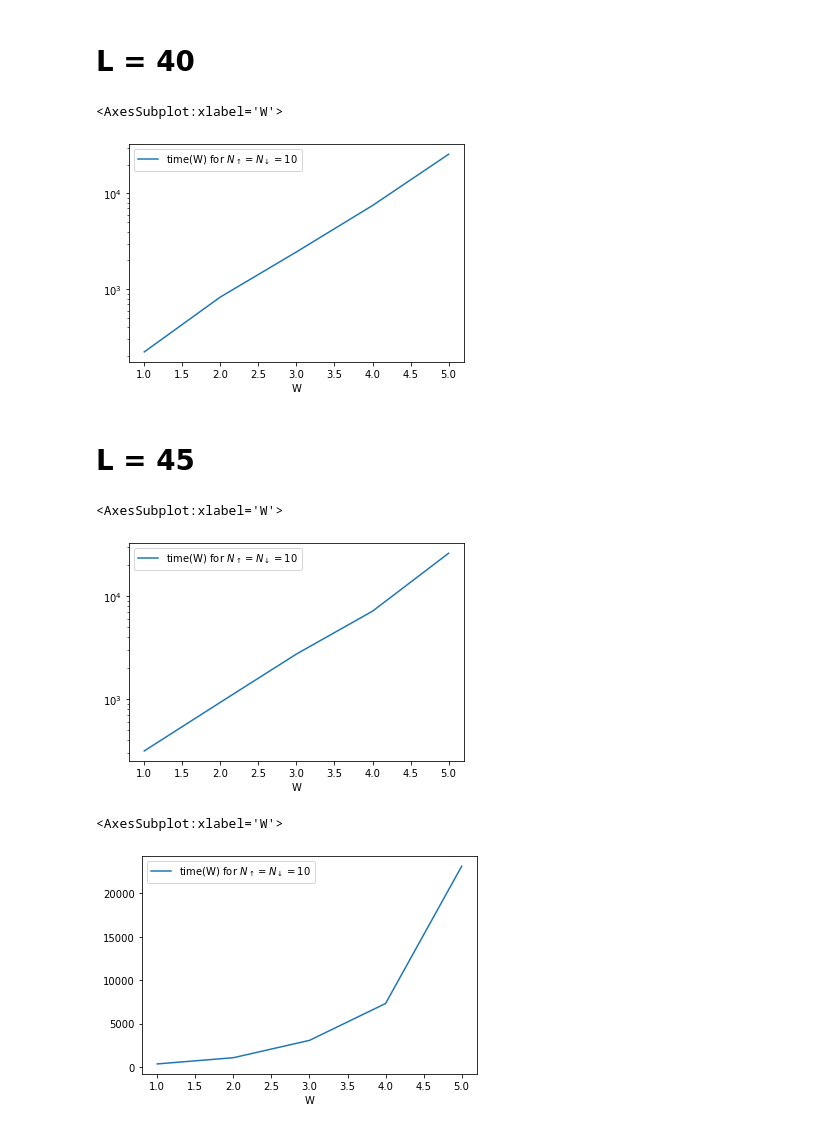
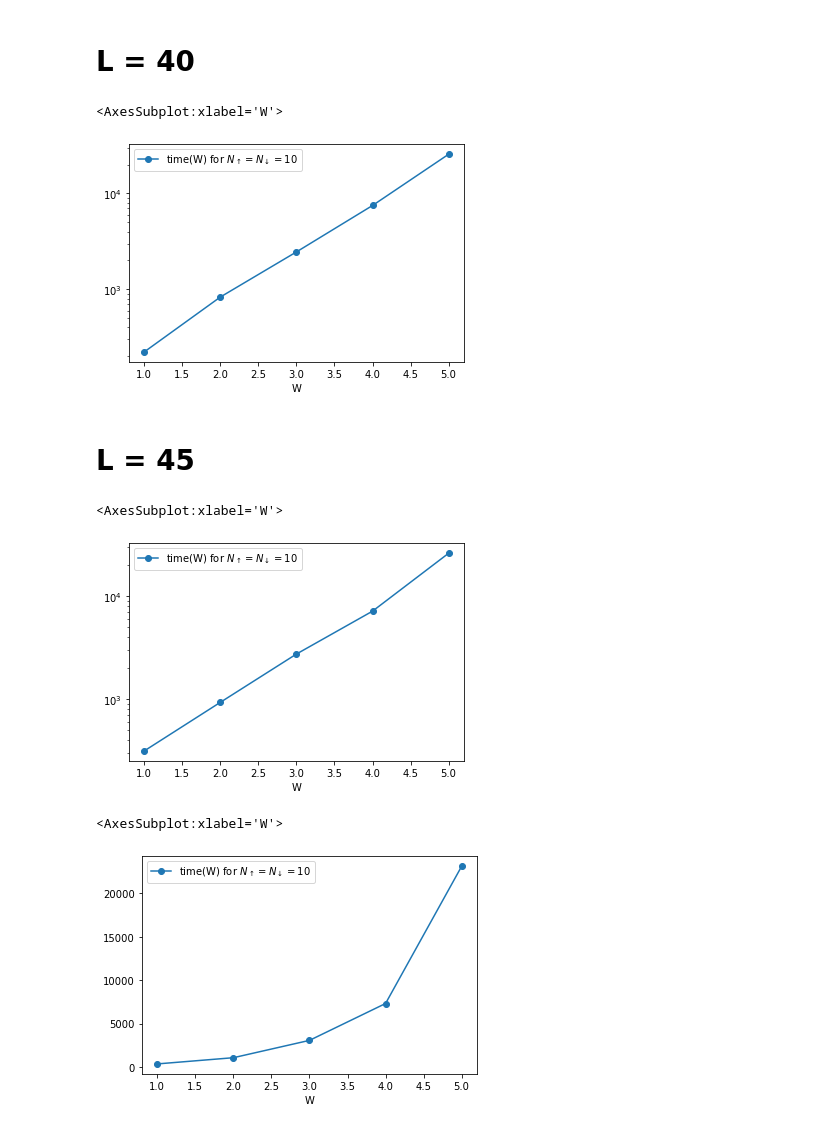
Before and after one commit to mindelly/diagrams2, a Jupyter notebook: time dependence/Зависимость от L.ipynb, the cells around one changed output. Drawn from its saved outputs; the diff is of its cells as text; code cells hidden in the pictures.

```diff
--- a/time dependence/Зависимость от L.ipynb
+++ b/time dependence/Зависимость от L.ipynb
@@ -96,28 +96,31 @@ df_w.reset_index(drop = True, inplace = True)
 # %%
 df_w[df_w.L == 40].plot(x = 'W',
                         y = 's',
                         label = r'time(W) for $N_{\uparrow} = N_{\downarrow} = 10$',
-                        logy = True)
+                        logy = True,
+                        style = 'o-')
 # %% [output]
 <AxesSubplot:xlabel='W'>
-[figure, old version]
+[figure, new version]
 # %% [markdown]
 # L = 45
 # %%
 df_w[df_w.L == 45].plot(x = 'W',
                         y = 's',
                         label = r'time(W) for $N_{\uparrow} = N_{\downarrow} = 10$',
-                        logy = True)
+                        logy = True,
+                        style = 'o-')
 # %% [output]
 <AxesSubplot:xlabel='W'>
-[figure, old version]
+[figure, new version]
 # %%
 df_w[df_w.L == 50].plot(x = 'W',
                         y = 's',
-                        label = r'time(W) for $N_{\uparrow} = N_{\downarrow} = 10$')
+                        label = r'time(W) for $N_{\uparrow} = N_{\downarrow} = 10$',
+                        style = 'o-')
 # %% [output]
 <AxesSubplot:xlabel='W'>
-[figure, old version]
+[figure, new version]
 # %%
 df_w[df_w.L == 60].plot(x = 'W',
                         y = 's',
```
Also changed, not shown: parts of 6 cells of this notebook.
